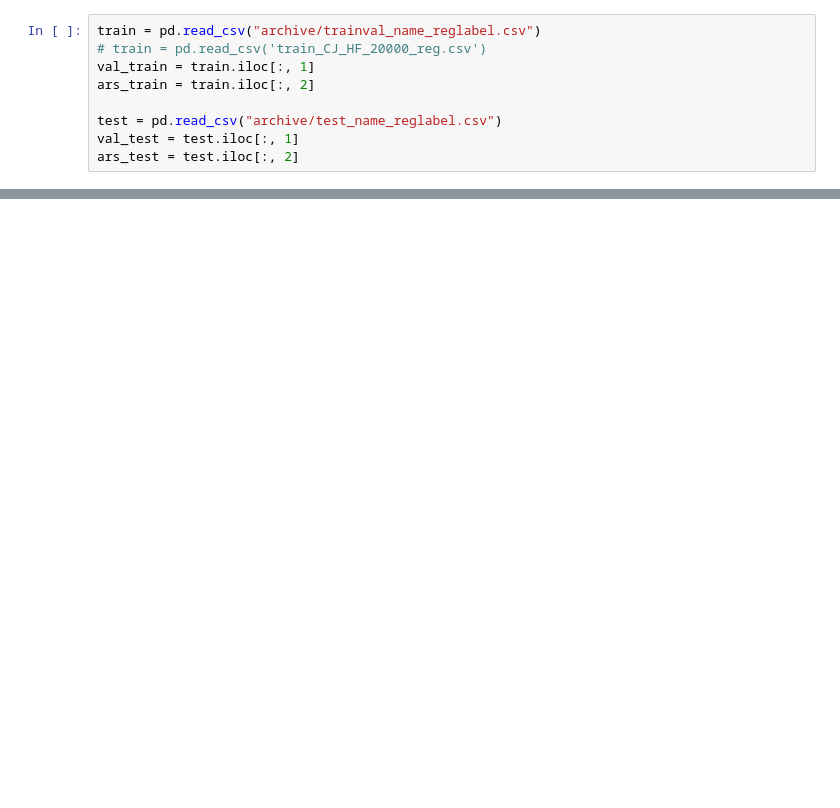
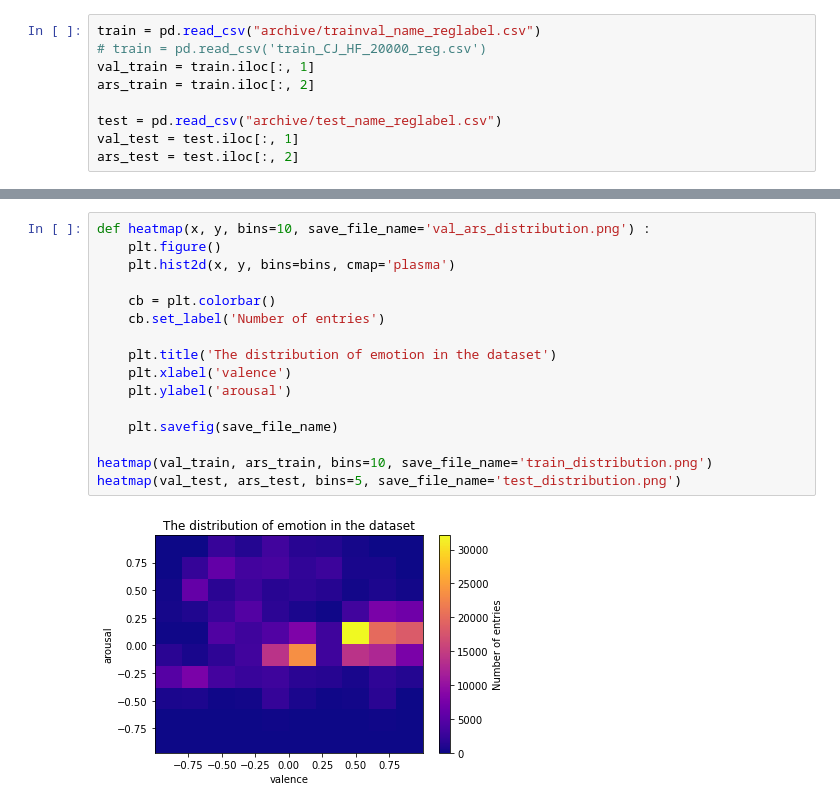
Before and after one commit to hieumtran/EAAI23, a Jupyter notebook: data/train_data_analysis.ipynb, the cells around one changed output, grey strips where cells are left out. Saved outputs shown, nothing was run; the diff lists cells and outputs as text; blank space fills up the shorter version.

Commit message:
add the data analysis for the train and test data

```diff
--- a/data/train_data_analysis.ipynb
+++ b/data/train_data_analysis.ipynb
@@ -51,0 +26,18 @@ Name: -0.0555556, dtype: float64
+# %%
+def heatmap(x, y, bins=10, save_file_name='val_ars_distribution.png') :
+    plt.figure()
+    plt.hist2d(x, y, bins=bins, cmap='plasma')
+
+    cb = plt.colorbar()
+    cb.set_label('Number of entries')
+
+    plt.title('The distribution of emotion in the dataset')
+    plt.xlabel('valence')
+    plt.ylabel('arousal')
+
+    plt.savefig(save_file_name)
+
+heatmap(val_train, ars_train, bins=10, save_file_name='train_distribution.png')
+heatmap(val_test, ars_test, bins=5, save_file_name='test_distribution.png')
+# %% [output]
+[figure, added]
```
Also changed, not shown: parts of 6 cells of this notebook, 1 other file.
